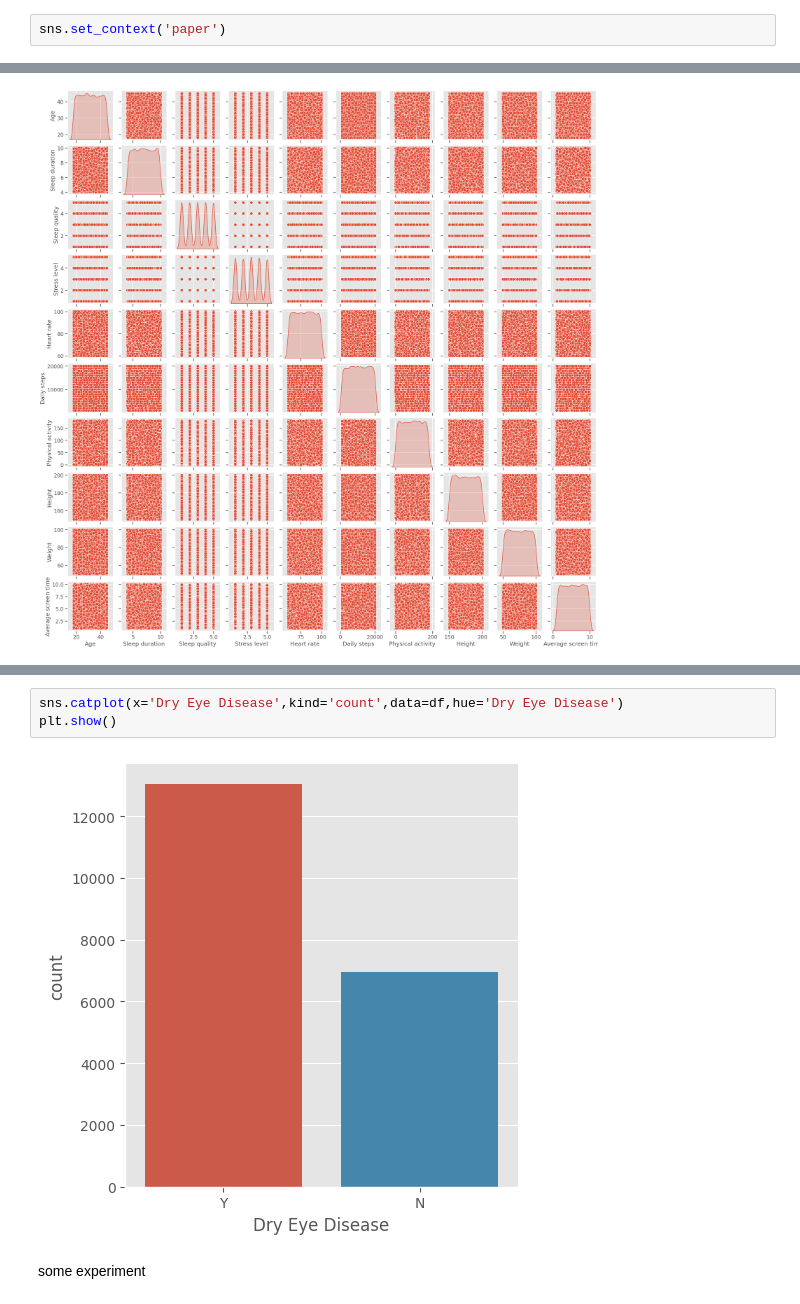
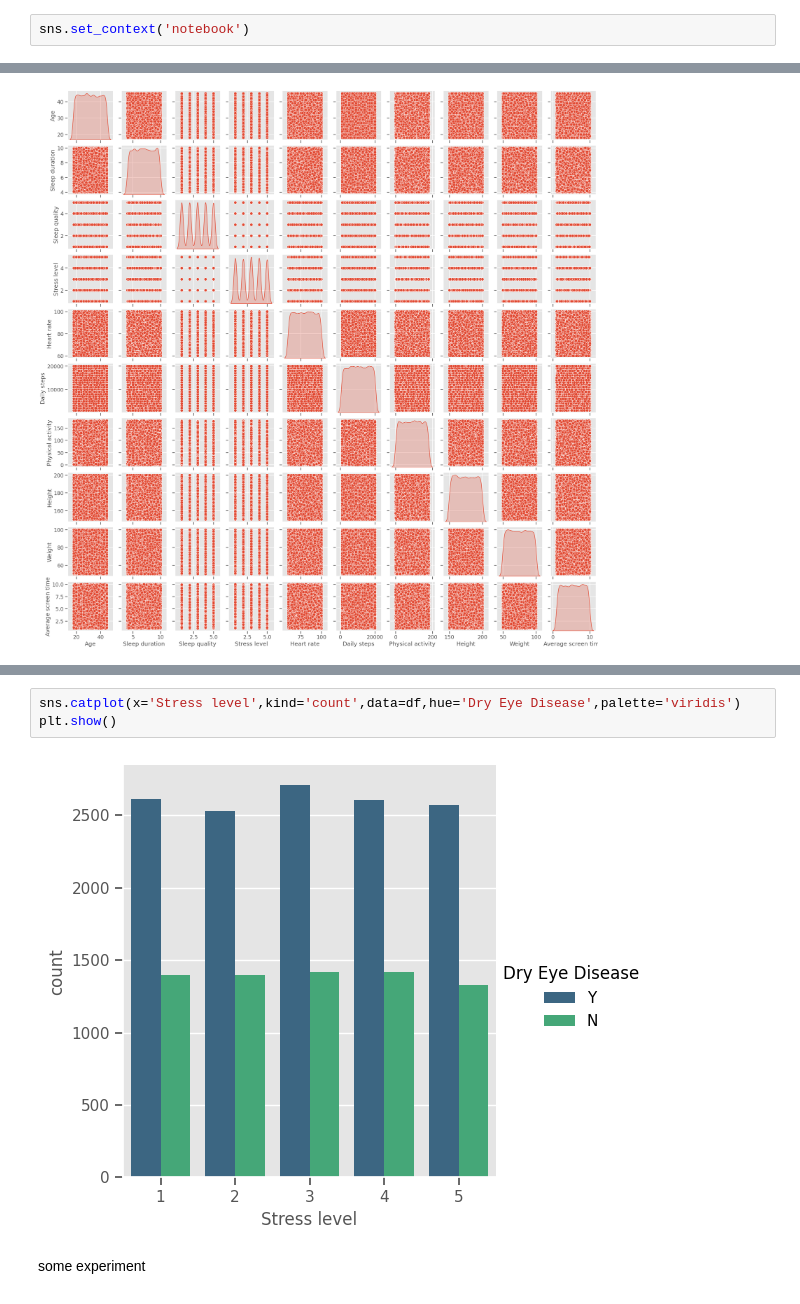
Before and after one commit to Jonkkeyler333/Deteccion_sindrome_ojo_seco, a Jupyter notebook: main.ipynb, the cells around one changed output, grey strips where cells are left out. Drawn from its saved outputs; the diff is of its cells as text.

```diff
--- a/main.ipynb
+++ b/main.ipynb
@@ -11,7 +11,7 @@ from sklearn.preprocessing import StandardScaler
 from sklearn.model_selection import train_test_split
 plt.style.use('ggplot')
 # %%
-sns.set_context('paper')
+sns.set_context('notebook')
 # %% [markdown]
 ## Data Loading
 # %%
@@ -132,8 +150,8 @@ plt.show()
 # %%
-sns.catplot(x='Dry Eye Disease',kind='count',data=df,hue='Dry Eye Disease')
+sns.catplot(x='Stress level',kind='count',data=df,hue='Dry Eye Disease',palette='viridis')
 plt.show()
 # %% [output]
-[figure, old version]
+[figure, new version]
 # %% [markdown]
 some experiment
 # %%
```
Also changed, not shown: parts of 8 cells of this notebook.
